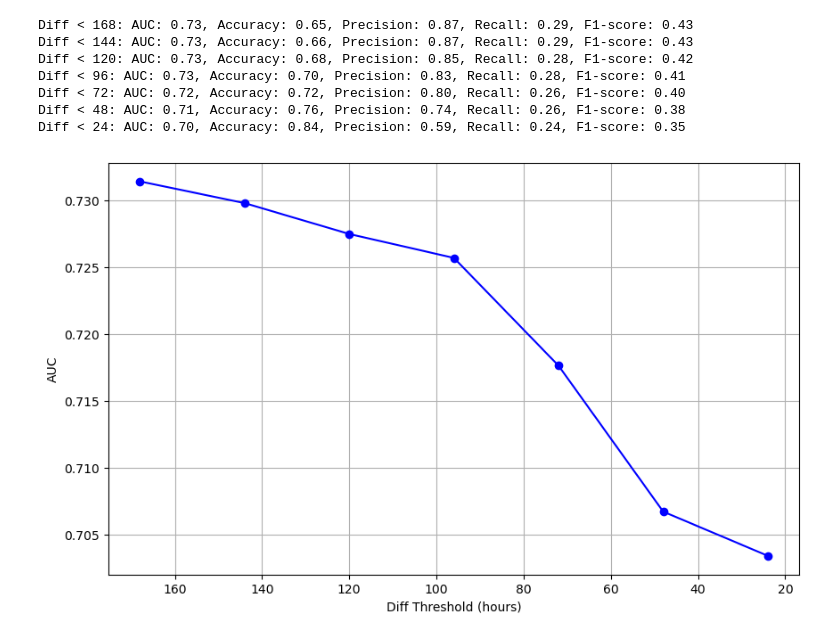
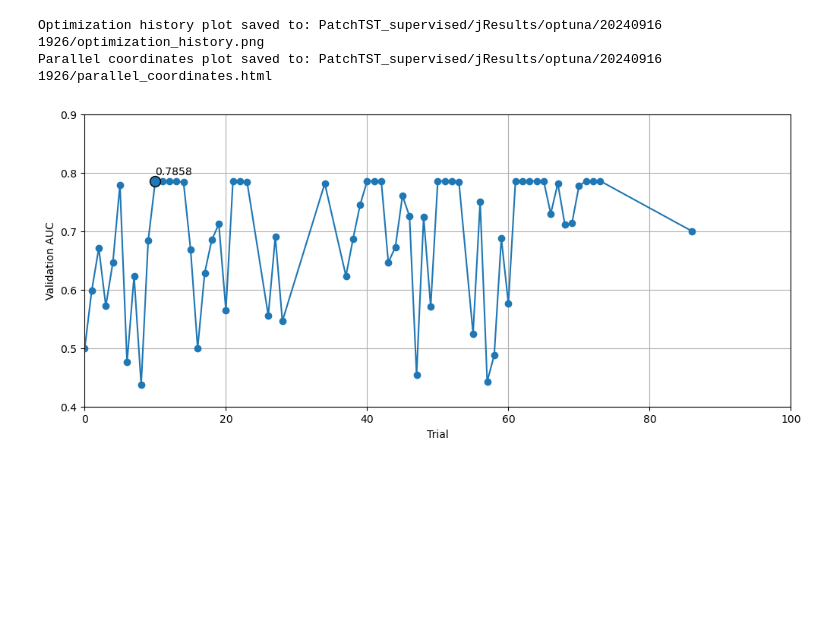
Before and after one commit to jaleedkhan/PatchCTG, a Jupyter notebook: check_results_ht.ipynb, the cells around one changed output. Cells and saved outputs as stored; diff of their text form; code cells hidden in the pictures; blank space fills up the shorter version.

Commit message:
hyperparameter tuning done for ~100 trials (0.79 AUC)

```diff
--- a/check_results_ht.ipynb
+++ b/check_results_ht.ipynb
@@ -266,45 +16,21 @@ mean              0.0  0.0                     0.0              0.0    0.0
-# %%
-def calculate_f1(precision, recall):
-    return 2 * (precision * recall) / (precision + recall)
-
-# List of thresholds for 'Diff'
-thresholds = [7*24, 6*24, 5*24, 4*24, 3*24, 2*24, 1*24]
-
-auc_values = []
-
-# Iterate over thresholds to evaluate the performance
-for threshold in thresholds:
-    subset_df = test_df[(test_df['label'] == 0) | ((test_df['label'] == 1) & (test_df['Diff'] < threshold))]
-    subset_name = f"Diff < {threshold}"
-
-    y_pred_classes_optimized = np.array(subset_df['predicted_label'].values)
-    y_pred_prob = np.array(subset_df['predicted_prob'].values).ravel()
-    y_true = np.array(subset_df['label'].values).astype(int)
-
-    auc = roc_auc_score(y_true, y_pred_prob)
-    accuracy = accuracy_score(y_true, y_pred_classes_optimized)
-    precision = precision_score(y_true, y_pred_classes_optimized)
-    recall = recall_score(y_true, y_pred_classes_optimized)
-    f1 = calculate_f1(precision, recall)
-
-    auc_values.append(auc)
-
-    print(f"{subset_name}: AUC: {auc:.2f}, Accuracy: {accuracy:.2f}, Precision: {precision:.2f}, Recall: {recall:.2f}, F1-score: {f1:.2f}")
-
-# Plotting the AUC values against the thresholds
-plt.figure(figsize=(10, 6))
-plt.plot(thresholds, auc_values, marker='o', linestyle='-', color='b')
-plt.xlabel('Diff Threshold (hours)')
-plt.ylabel('AUC')
-plt.gca().invert_xaxis()  # Invert x-axis to show decreasing thresholds from left to right
-plt.grid(True)
-plt.show()
-# %% [output]
-Diff < 168: AUC: 0.73, Accuracy: 0.65, Precision: 0.87, Recall: 0.29, F1-score: 0.43
-Diff < 144: AUC: 0.73, Accuracy: 0.66, Precision: 0.87, Recall: 0.29, F1-score: 0.43
-Diff < 120: AUC: 0.73, Accuracy: 0.68, Precision: 0.85, Recall: 0.28, F1-score: 0.42
-Diff < 96: AUC: 0.73, Accuracy: 0.70, Precision: 0.83, Recall: 0.28, F1-score: 0.41
-Diff < 72: AUC: 0.72, Accuracy: 0.72, Precision: 0.80, Recall: 0.26, F1-score: 0.40
-Diff < 48: AUC: 0.71, Accuracy: 0.76, Precision: 0.74, Recall: 0.26, F1-score: 0.38
-Diff < 24: AUC: 0.70, Accuracy: 0.84, Precision: 0.59, Recall: 0.24, F1-score: 0.35
-[figure, removed]
+# %%
+# Optuna results directory
+optuna_dir = "PatchTST_supervised/jResults/optuna/20240916 1926/"
+
+# Load the CSV file into a DataFrame
+df = pd.read_csv(f"{optuna_dir}/optuna_study_results_final.csv")
+# %%
+explore_optuna_results(
+    study_name="patchtst_ctg_study",
+    sqlite_path=f"{optuna_dir}/optuna_study_results.db"
+)
+# %% [output]
+Optimization history plot saved to: PatchTST_supervised/jResults/optuna/20240916 1926/optimization_history.png
+Parallel coordinates plot saved to: PatchTST_supervised/jResults/optuna/20240916 1926/parallel_coordinates.html
+# %%
+# Display the saved images
+display(Image(filename=os.path.join(optuna_dir, 'optimization_history.png')))
+display(IFrame(src=os.path.join(optuna_dir, 'parallel_coordinates.html'), width='100%', height='600px'))
+#display(Image(filename=os.path.join(optuna_dir, 'hyperparameter_importance.png')))
+# %% [output]
+[figure, added]
```
Also changed, not shown: parts of 11 cells of this notebook, 48 other files.
